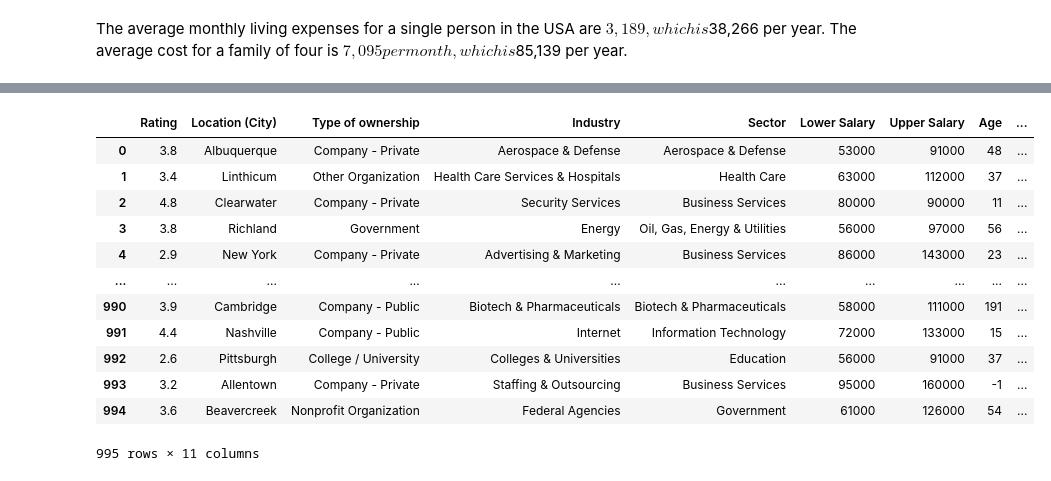
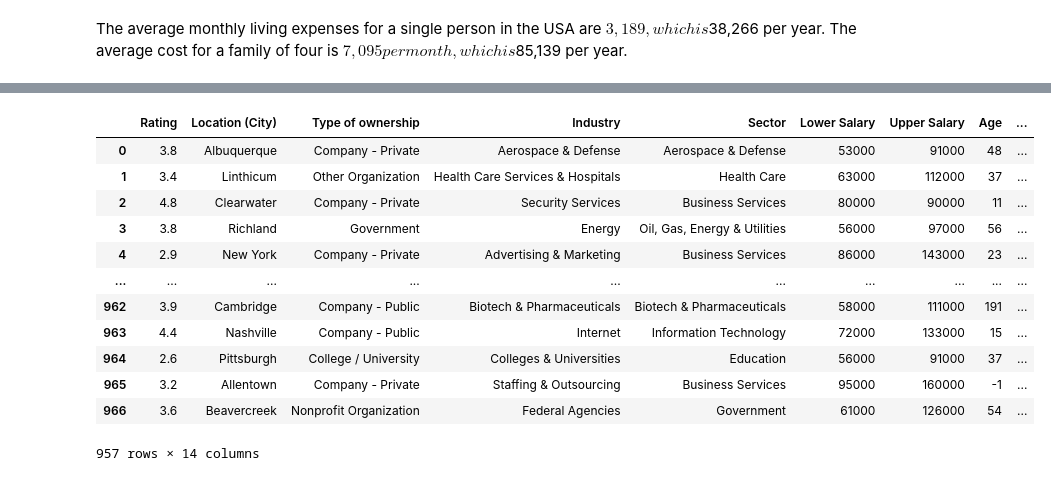
Before and after one commit to CcDenn/Predictive-Modeling-and-Visualizations, a Jupyter notebook: Salary and Living Cost Predictive Model.ipynb, the cells around one changed output, grey strips where cells are left out. Saved outputs shown, nothing was run; the diff lists cells and outputs as text; code cells hidden in the pictures.

```diff
--- a/Salary and Living Cost Predictive Model.ipynb
+++ b/Salary and Living Cost Predictive Model.ipynb
@@ -25,3 +25,18 @@ df1 #Initial dataset without any manipulation.
 | 740 | Data Science Manager | Data Science ManagerResponsibilit... | 3.2 | Allentown, PA | Company - Private | Staffing & Outsourcing | Business Services | 95 | ... |
 | 741 | Research Scientist – Security and... | Returning Candidate? Log back in ... | 3.6 | Beavercreek, OH | Nonprofit Organization | Federal Agencies | Government | 61 | ... |
 742 rows × 11 columns
+# %%
+import re
+
+def extract_years_of_experience(text):
+    pattern = '(\d+)\s*(?:year[s]?)'
+    matches = re.findall(pattern, text)
+    if matches:
+        return matches[0]
+    return None
+
+df1['Years of Experience'] = df1['Job Description'].apply(lambda x: extract_years_of_experience(x))
+df1['Years of Experience'] = df1['Years of Experience'].astype(float)
+df1['Years of Experience'].fillna(df1['Years of Experience'].median(), inplace=True)
+df1 = df1[df1['Years of Experience']<=30]
+df1
@@ -56,41 +85,72 @@ df5['Salary']=df5['Avg Salary(K)']*1000
 
 def categorized_title(job_title):
     if 'Scientist' in job_title:
         return 'Data Scientist'
     elif 'Engineer' in job_title:
         return 'Data Engineer'
     elif 'Analyst' in job_title:
         return 'Data Analyst'
     else:
         return 'Other'
 df5['Categorized Job Title'] = df5['Job Title'].apply(categorized_title)
 
+def calculate_take_home_income(salary):
+    # Define tax brackets and rates for tax year 2021
+    brackets = [
+        (0, 10_275, 0.1),
+        (10_276, 41_775, 0.12),
+        (41_776, 89_075, 0.22),
+        (89_076, 170_050, 0.24),
+        (170_051, 215_950, 0.32),
+        (215_951, 539_900, 0.35),
+        (539_901, float("inf"), 0.37)
+    ]
+    # Calculate tax amount for each tax bracket
+    tax = 0
+    for bracket in brackets:
+        if salary > bracket[0]:
+            taxable_income = min(salary, bracket[1]) - bracket[0]
+            tax += taxable_income * bracket[2]
+    # Calculate net income after taxes
+    net_income = salary - tax
+    return net_income
 
 
 
 df5['Cost of Living Index']=df5['Cost of Living Index'].fillna(100)
 
-df5['Take Home Income']=df5['Salary']-(df5['Cost of Living Index']/100*38266)
+
+df5['Upper Salary'] = df5['Upper Salary']*1000
+df5['Lower Salary'] = df5['Lower Salary']*1000
+df5['Average Take Home Income']=(df5['Salary'].apply(calculate_take_home_income))-(df5['Cost of Living Index']/100*38266)
+df5['Minimum Take Home Income']=(df5['Lower Salary'].apply(calculate_take_home_income))-(df5['Cost of Living Index']/100*38266)
+df5['Maximum Take Home Income']=(df5['Upper Salary'].apply(calculate_take_home_income))-(df5['Cost of Living Index']/100*38266)
 
 df5.drop(columns={'Geographic Area','Avg Salary(K)','Job Description','Job Title','Location_y', 'City','Salary','Cost of Living Index'},inplace=True)
 df5['Population'] = df5['Population'].fillna(df5['Population'].mean())
-df5['Upper Salary'] = df5['Upper Salary']*1000
-df5['Lower Salary'] = df5['Lower Salary']*1000
+
+
+
+
+
+
 df5.rename(columns={'Location_x':'Location (City)'}, inplace=True)
+df5 = df5.drop(df5[df5['Industry'] == '-1'].index)
+
 df5
 # %% [output]
 |  | Rating | Location (City) | Type of ownership | Industry | Sector | Lower Salary | Upper Salary | Age | ... |
 | 0 | 3.8 | Albuquerque | Company - Private | Aerospace & Defense | Aerospace & Defense | 53000 | 91000 | 48 | ... |
 | 1 | 3.4 | Linthicum | Other Organization | Health Care Services & Hospitals | Health Care | 63000 | 112000 | 37 | ... |
 | 2 | 4.8 | Clearwater | Company - Private | Security Services | Business Services | 80000 | 90000 | 11 | ... |
 | 3 | 3.8 | Richland | Government | Energy | Oil, Gas, Energy & Utilities | 56000 | 97000 | 56 | ... |
 | 4 | 2.9 | New York | Company - Private | Advertising & Marketing | Business Services | 86000 | 143000 | 23 | ... |
 | ... | ... | ... | ... | ... | ... | ... | ... | ... | ... |
-| 990 | 3.9 | Cambridge | Company - Public | Biotech & Pharmaceuticals | Biotech & Pharmaceuticals | 58000 | 111000 | 191 | ... |
-| 991 | 4.4 | Nashville | Company - Public | Internet | Information Technology | 72000 | 133000 | 15 | ... |
-| 992 | 2.6 | Pittsburgh | College / University | Colleges & Universities | Education | 56000 | 91000 | 37 | ... |
-| 993 | 3.2 | Allentown | Company - Private | Staffing & Outsourcing | Business Services | 95000 | 160000 | -1 | ... |
-| 994 | 3.6 | Beavercreek | Nonprofit Organization | Federal Agencies | Government | 61000 | 126000 | 54 | ... |
+| 962 | 3.9 | Cambridge | Company - Public | Biotech & Pharmaceuticals | Biotech & Pharmaceuticals | 58000 | 111000 | 191 | ... |
+| 963 | 4.4 | Nashville | Company - Public | Internet | Information Technology | 72000 | 133000 | 15 | ... |
+| 964 | 2.6 | Pittsburgh | College / University | Colleges & Universities | Education | 56000 | 91000 | 37 | ... |
+| 965 | 3.2 | Allentown | Company - Private | Staffing & Outsourcing | Business Services | 95000 | 160000 | -1 | ... |
+| 966 | 3.6 | Beavercreek | Nonprofit Organization | Federal Agencies | Government | 61000 | 126000 | 54 | ... |
-995 rows × 11 columns
+957 rows × 14 columns
 # %%
 df5.to_csv('Merged Dataset Salary Population Living Cost.csv', index=False)
```
Also changed, not shown: parts of 13 cells of this notebook, 3 other files.
